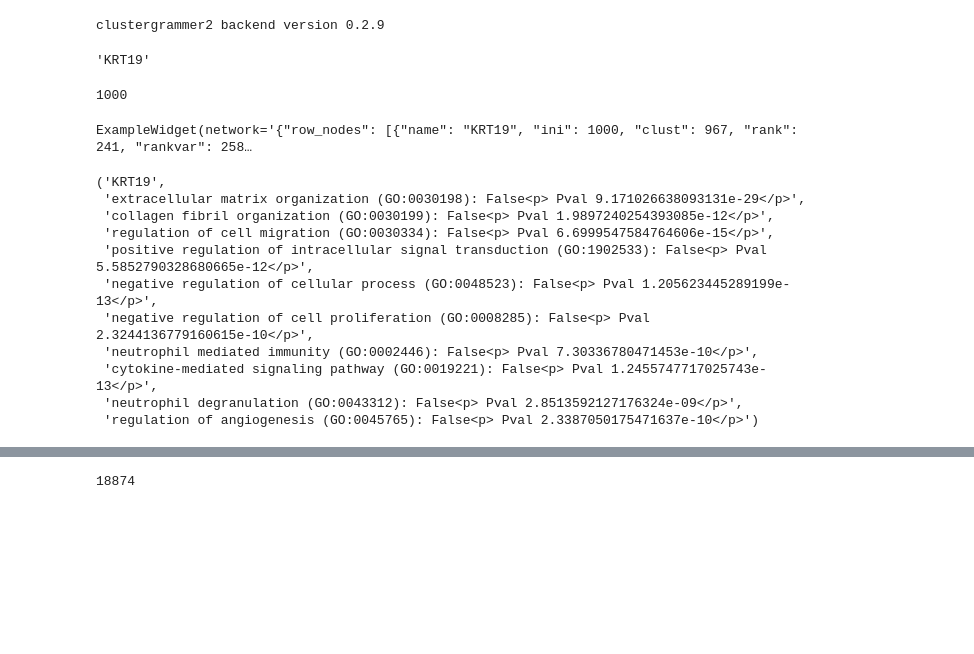
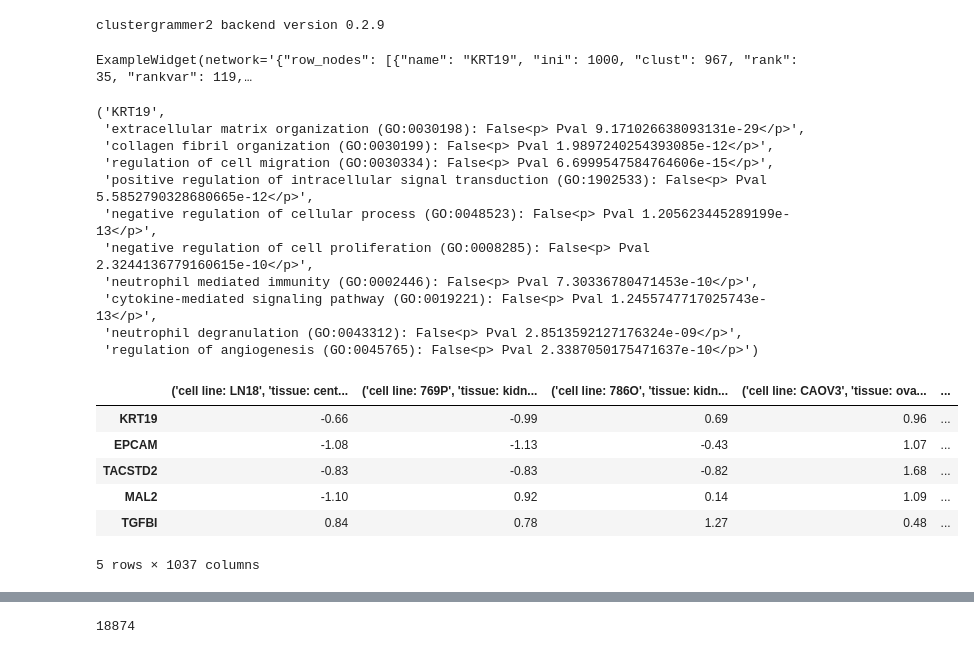
Before and after one commit to ismms-himc/clustergrammer2-notebooks, a Jupyter notebook: notebooks/2.0_CCLE_Gene_Expression_Signature-Enrichr.ipynb, the cells around one changed output, grey strips where cells are left out. Saved outputs shown, nothing was run; the diff lists cells and outputs as text; code cells hidden in the pictures; blank space fills up the shorter version.

```diff
--- a/notebooks/2.0_CCLE_Gene_Expression_Signature-Enrichr.ipynb
+++ b/notebooks/2.0_CCLE_Gene_Expression_Signature-Enrichr.ipynb
@@ -11,43 +11,45 @@ warnings.filterwarnings('ignore')
 # %%
 import numpy as np
 import pandas as pd
-df = pd.read_csv('../data/CCLE/CCLE.txt.gz', compression='gzip', index_col=0)
+df = {}
+df['ccle'] = pd.read_csv('../data/CCLE/CCLE.txt.gz', compression='gzip', index_col=0)
 # %%
-net.load_df(df)
+net.load_df(df['ccle'])
 net.filter_N_top(inst_rc='row', N_top=1000, rank_type='var')
 net.normalize(axis='row', norm_type='zscore')
-df_var = net.export_df().round(2)
-genes_top_var = df_var.index.tolist()
+df['var'] = net.export_df().round(2)
+genes_top_var = df['var'].index.tolist()
+# %%
+net.load_df(df['var'])
+net.normalize(axis='row', norm_type='zscore')
+df_tmp = net.export_df().round(2)
+net.enrichrgram('GO_Biological_Process_2018')
+df['enrichrgram'] = net.export_df()
+net.widget()
+# %% [output]
+ExampleWidget(network='{"row_nodes": [{"name": "KRT19", "ini": 1000, "clust": 967, "rank": 35, "rankvar": 119,…
 # %%
-df_var.index.tolist()[0]
+df['enrichrgram'].index.tolist()[0]
 # %% [output]
-'KRT19'
+('KRT19',
+ 'extracellular matrix organization (GO:0030198): False<p> Pval 9.171026638093131e-29</p>',
+ 'collagen fibril organization (GO:0030199): False<p> Pval 1.9897240254393085e-12</p>',
+ 'regulation of cell migration (GO:0030334): False<p> Pval 6.6999547584764606e-15</p>',
+ 'positive regulation of intracellular signal transduction (GO:1902533): False<p> Pval 5.5852790328680665e-12</p>',
+ 'negative regulation of cellular process (GO:0048523): False<p> Pval 1.205623445289199e-13</p>',
+ 'negative regulation of cell proliferation (GO:0008285): False<p> Pval 2.3244136779160615e-10</p>',
+ 'neutrophil mediated immunity (GO:0002446): False<p> Pval 7.30336780471453e-10</p>',
+ 'cytokine-mediated signaling pathway (GO:0019221): False<p> Pval 1.2455747717025743e-13</p>',
+ 'neutrophil degranulation (GO:0043312): False<p> Pval 2.8513592127176324e-09</p>',
+ 'regulation of angiogenesis (GO:0045765): False<p> Pval 2.3387050175471637e-10</p>')
-# %%
-len(genes_top_var)
-# %% [output]
-1000
-# %%
-net.load_df(df)
-net.filter_N_top(inst_rc='row', N_top=1000, rank_type='var')
-net.normalize(axis='row', norm_type='zscore')
-df_tmp = net.export_df().round(2)
-net.enrichrgram('GO_Biological_Process_2018')
-df_enr = net.export_df()
-net.widget()
-# %% [output]
-ExampleWidget(network='{"row_nodes": [{"name": "KRT19", "ini": 1000, "clust": 967, "rank": 241, "rankvar": 258…
-# %%
-df_enr.index.tolist()[0]
-# %% [output]
-('KRT19',
- 'extracellular matrix organization (GO:0030198): False<p> Pval 9.171026638093131e-29</p>',
- 'collagen fibril organization (GO:0030199): False<p> Pval 1.9897240254393085e-12</p>',
- 'regulation of cell migration (GO:0030334): False<p> Pval 6.6999547584764606e-15</p>',
- 'positive regulation of intracellular signal transduction (GO:1902533): False<p> Pval 5.5852790328680665e-12</p>',
- 'negative regulation of cellular process (GO:0048523): False<p> Pval 1.205623445289199e-13</p>',
- 'negative regulation of cell proliferation (GO:0008285): False<p> Pval 2.3244136779160615e-10</p>',
- 'neutrophil mediated immunity (GO:0002446): False<p> Pval 7.30336780471453e-10</p>',
- 'cytokine-mediated signaling pathway (GO:0019221): False<p> Pval 1.2455747717025743e-13</p>',
- 'neutrophil degranulation (GO:0043312): False<p> Pval 2.8513592127176324e-09</p>',
- 'regulation of angiogenesis (GO:0045765): False<p> Pval 2.3387050175471637e-10</p>')
+# %%
+df['var'].head()
+# %% [output]
+|  | ('cell line: LN18', 'tissue: cent... | ('cell line: 769P', 'tissue: kidn... | ('cell line: 786O', 'tissue: kidn... | ('cell line: CAOV3', 'tissue: ova... | ... |
+| KRT19 | -0.66 | -0.99 | 0.69 | 0.96 | ... |
+| EPCAM | -1.08 | -1.13 | -0.43 | 1.07 | ... |
+| TACSTD2 | -0.83 | -0.83 | -0.82 | 1.68 | ... |
+| MAL2 | -1.10 | 0.92 | 0.14 | 1.09 | ... |
+| TGFBI | 0.84 | 0.78 | 1.27 | 0.48 | ... |
+5 rows × 1037 columns
 # %%
```
Also changed, not shown: parts of 31 cells of this notebook.
